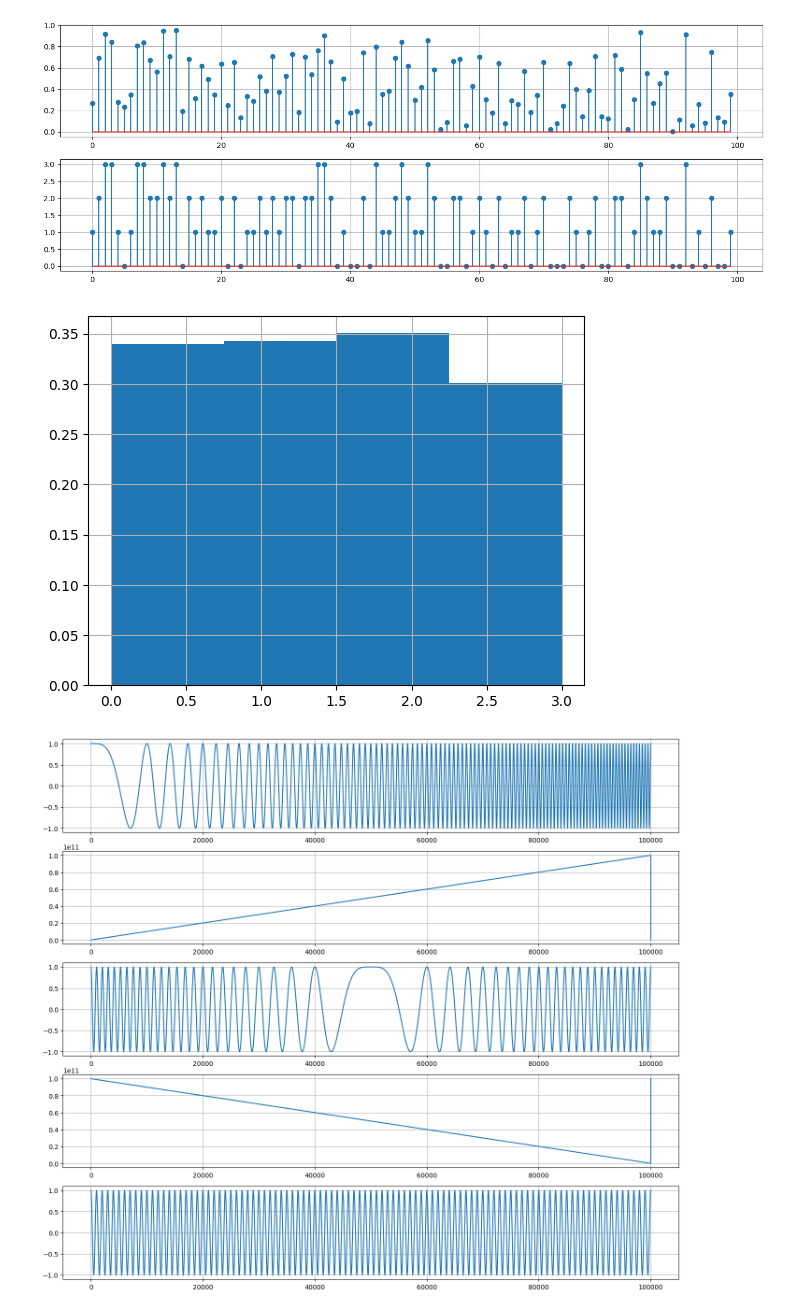
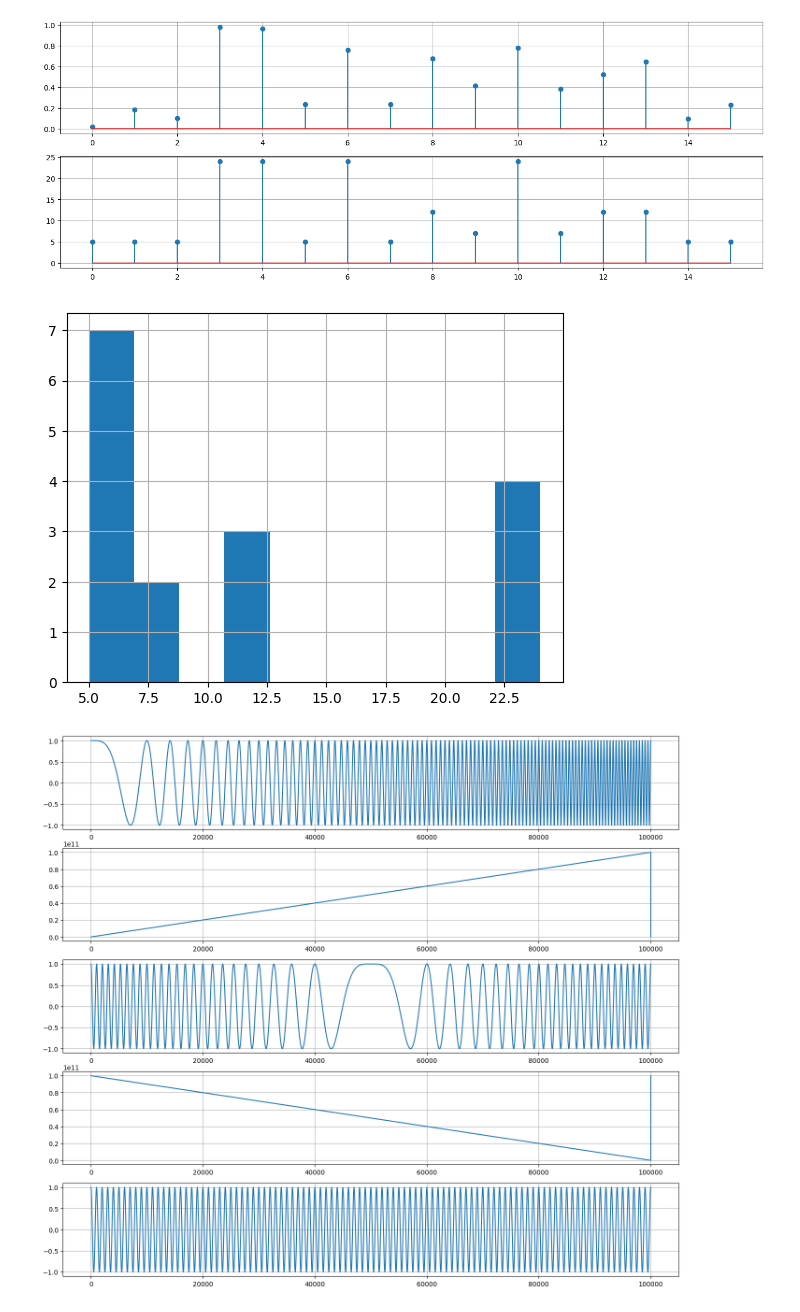
Before and after one commit to juanm-caceres24/SDR-Communication, a Jupyter notebook: LoRa Communication Simulation/LoRaCommunication-Simulation.ipynb, the cells around one changed output. Cells and saved outputs as stored; diff of their text form; code cells hidden in the pictures.

```diff
--- a/LoRa Communication Simulation/LoRaCommunication-Simulation.ipynb
+++ b/LoRa Communication Simulation/LoRaCommunication-Simulation.ipynb
@@ -23,9 +23,9 @@ DEBUG_PHASE_7 = True
 # >> hypothesis generator phase
 #
 
-HYPOTHESIS = [0, 1, 2, 3]
+HYPOTHESIS = [5, 7, 12, 24]
 PROBABILITIES = [0.25, 0.25, 0.25, 0.25]
-N_SAMPLES = 2**10
+N_SAMPLES = 2**4
 
 #
 # >> generation of the hypothesis
@@ -36,36 +36,36 @@ hypothesis = np.full(N_SAMPLES, 0)          # initialize the final hypothesis ve
 for i in range(N_SAMPLES):                  # iterate N_SAMPLES times
     j = 0                                   # store the index of the hypothesis to be used
     accumulator = PROBABILITIES[j]          # initialize the accumulator
     while accumulator < z[i]:               # if the accumulator stills below of the generated random number, add the next probability
         j += 1                              # move to the next index of the hypothesis vector
         accumulator += PROBABILITIES[j]     # accumulate the next probability
     hypothesis[i] = HYPOTHESIS[j]           # store the final hypothesis, associated to the random number generated
 
 #
 # >> DEBUG
 #
 
 if DEBUG_PHASE_0:
 
     plt.figure(figsize=(17, 3 * 2))
 
     plt.subplot(2, 1, 1)
     plt.stem(z[0:100])
     plt.grid(True)
 
     plt.subplot(2, 1, 2)
     plt.stem(hypothesis[0:100])
     plt.grid(True)
 
     plt.show(True)
 
-    plt.hist(hypothesis, bins=len(HYPOTHESIS), density=True)
+    plt.hist(hypothesis)
     plt.grid(True)
 
     plt.show(True)
 # %% [output]
-[figure, old version]
+[figure, new version]
-[figure, old version]
+[figure, new version]
 # %%
 #
 # >> base function generation phase
```
Also changed, not shown: parts of 5 cells of this notebook.
